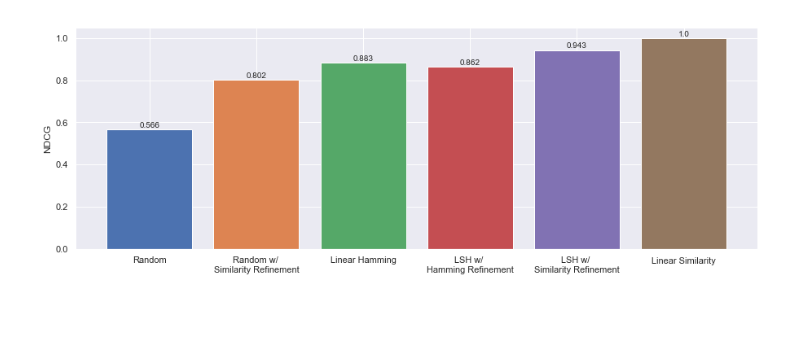
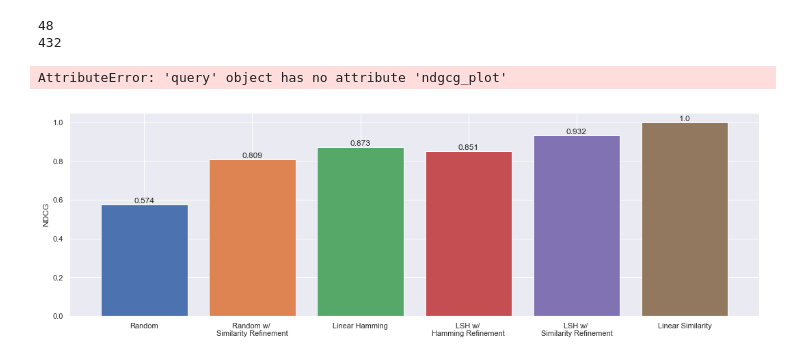
Before and after one commit to davidtag/cs166-project, a Jupyter notebook: experiment_avg_ndgc.ipynb, the cells around one changed output. Cells and saved outputs as stored; diff of their text form; code cells hidden in the pictures; blank space fills up the shorter version.

```diff
--- a/experiment_avg_ndgc.ipynb
+++ b/experiment_avg_ndgc.ipynb
@@ -25,15 +28,22 @@ b = 200 #hash bits
 e = 2.4  #number of permutations
 
 M = round(2*N_data**(1/(1+e)))
+print(M)
+print(M*(2*L+1))
 
 query_obj = query(data=data, queries_dataset=queries, hash_bits=b,
                   permutations=M)
 
 L = 4   #number of neighbors to make candidates
 k = 10  #top-k nearest neighbors
-N_queries = 50
+N_queries = 200
 
 t, ndgc, _ = query_obj.time_and_compare(N_queries, N_neighbor_candidates=L, k_report=k)
-query_obj.ndgc_plot()
 # %% [output]
-[figure, removed]
+48
+432
+AttributeError: 'query' object has no attribute 'ndgcg_plot'
+# %%
+query_obj.ndcg_plot()
+# %% [output]
+[figure, added]
```
Also changed, not shown: parts of 1 cell of this notebook, 19 other files.
